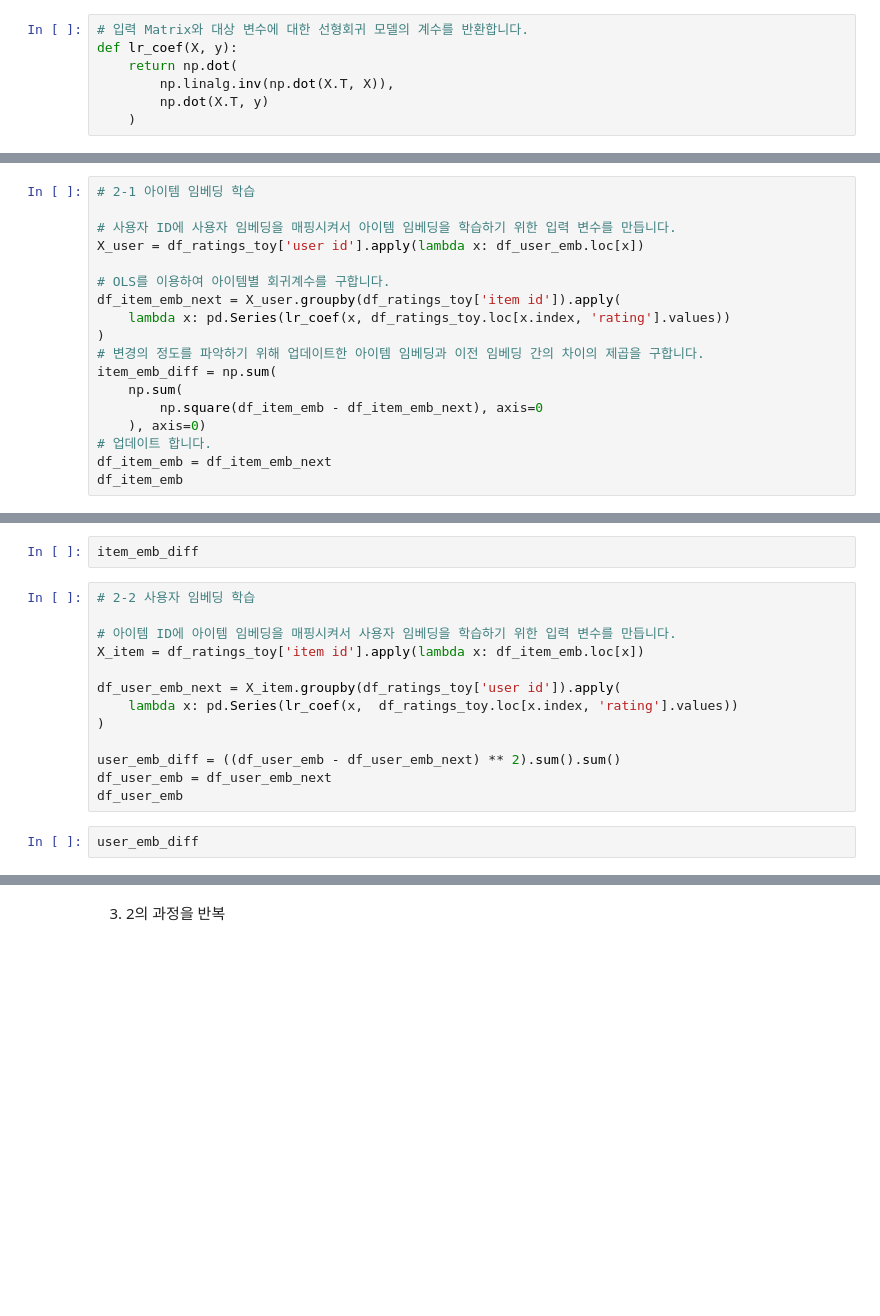
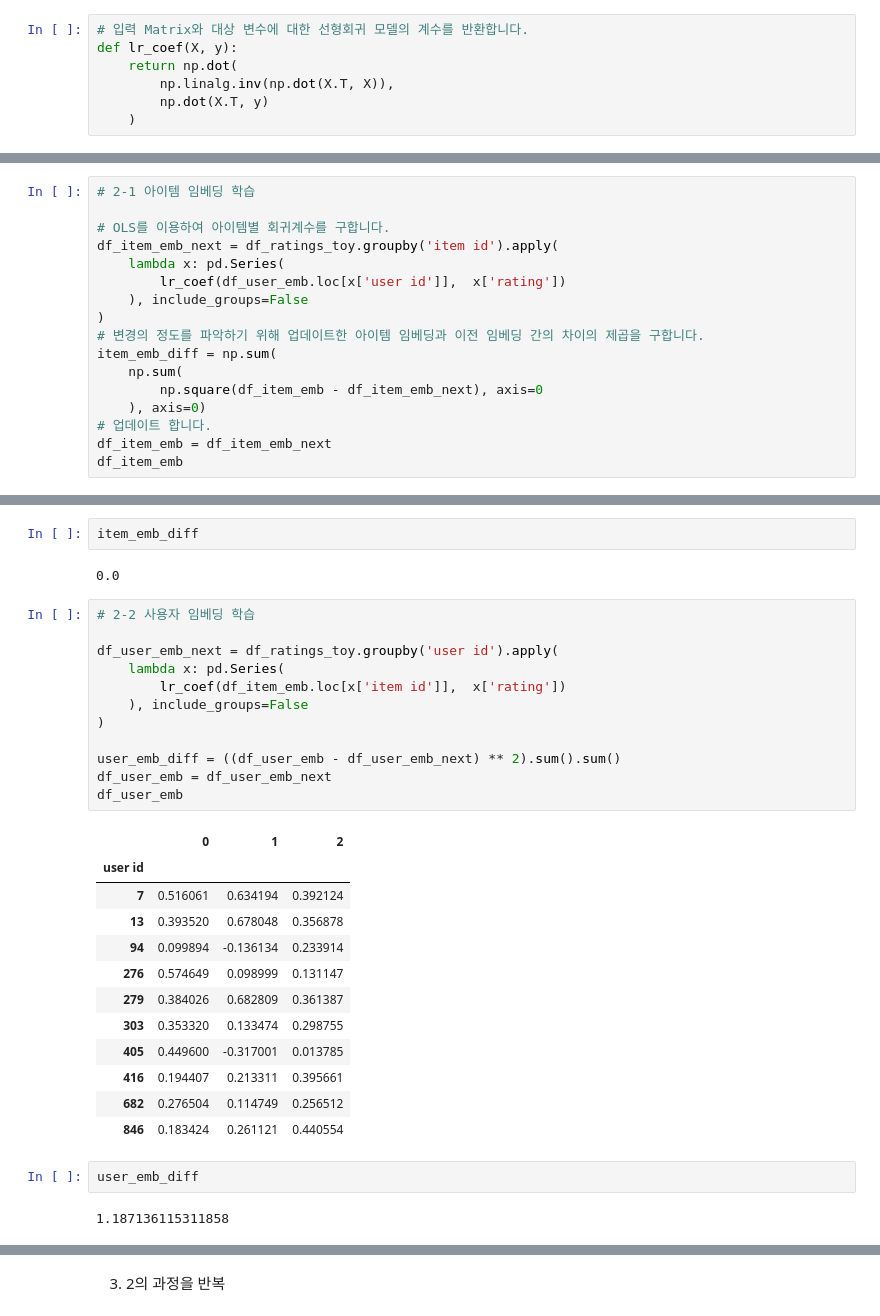
Before and after one commit to sunkusun9/rcmd_2409, a Jupyter notebook: 4.Matrix Factorization1.ipynb, the cells around one changed output, grey strips where cells are left out. Drawn from its saved outputs; the diff is of its cells as text; blank space fills up the shorter version.

```diff
--- a/4.Matrix Factorization1.ipynb
+++ b/4.Matrix Factorization1.ipynb
@@ -145,12 +218,11 @@ X_user.groupby(df_ratings_toy['item id']).apply(
 # %%
 # 2-1 아이템 임베딩 학습
 
-# 사용자 ID에 사용자 임베딩을 매핑시켜서 아이템 임베딩을 학습하기 위한 입력 변수를 만듭니다.
-X_user = df_ratings_toy['user id'].apply(lambda x: df_user_emb.loc[x])
-
 # OLS를 이용하여 아이템별 회귀계수를 구합니다.
-df_item_emb_next = X_user.groupby(df_ratings_toy['item id']).apply(
-    lambda x: pd.Series(lr_coef(x, df_ratings_toy.loc[x.index, 'rating'].values))
+df_item_emb_next = df_ratings_toy.groupby('item id').apply(
+    lambda x: pd.Series(
+        lr_coef(df_user_emb.loc[x['user id']],  x['rating'])
+    ), include_groups=False
 )
 # 변경의 정도를 파악하기 위해 업데이트한 아이템 임베딩과 이전 임베딩 간의 차이의 제곱을 구합니다.
 item_emb_diff = np.sum(
@@ -163,20 +244,36 @@ df_item_emb
 # %%
 item_emb_diff
+# %% [output]
+0.0
 # %%
 # 2-2 사용자 임베딩 학습
 
-# 아이템 ID에 아이템 임베딩을 매핑시켜서 사용자 임베딩을 학습하기 위한 입력 변수를 만듭니다.
-X_item = df_ratings_toy['item id'].apply(lambda x: df_item_emb.loc[x])
-
-df_user_emb_next = X_item.groupby(df_ratings_toy['user id']).apply(
-    lambda x: pd.Series(lr_coef(x,  df_ratings_toy.loc[x.index, 'rating'].values))
+df_user_emb_next = df_ratings_toy.groupby('user id').apply(
+    lambda x: pd.Series(
+        lr_coef(df_item_emb.loc[x['item id']],  x['rating'])
+    ), include_groups=False
 )
 
 user_emb_diff = ((df_user_emb - df_user_emb_next) ** 2).sum().sum()
 df_user_emb = df_user_emb_next
 df_user_emb
+# %% [output]
+|  | 0 | 1 | 2 |
+| user id |  |  |  |
+| 7 | 0.516061 | 0.634194 | 0.392124 |
+| 13 | 0.393520 | 0.678048 | 0.356878 |
+| 94 | 0.099894 | -0.136134 | 0.233914 |
+| 276 | 0.574649 | 0.098999 | 0.131147 |
+| 279 | 0.384026 | 0.682809 | 0.361387 |
+| 303 | 0.353320 | 0.133474 | 0.298755 |
+| 405 | 0.449600 | -0.317001 | 0.013785 |
+| 416 | 0.194407 | 0.213311 | 0.395661 |
+| 682 | 0.276504 | 0.114749 | 0.256512 |
+| 846 | 0.183424 | 0.261121 | 0.440554 |
 # %%
 user_emb_diff
+# %% [output]
+1.187136115311858
 # %%
 emb_diff = item_emb_diff + user_emb_diff
 emb_diff
```
Also changed, not shown: parts of 25 cells of this notebook.
